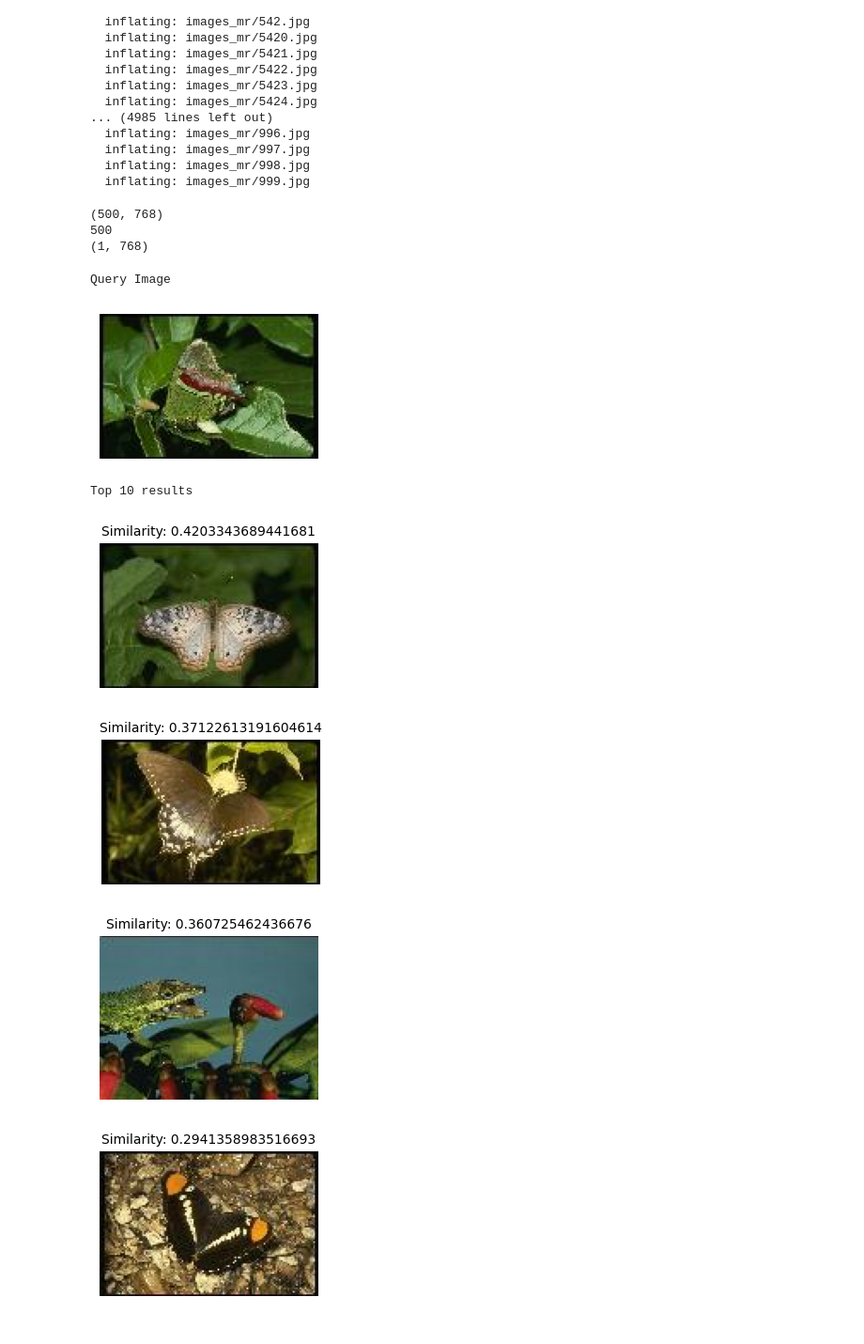
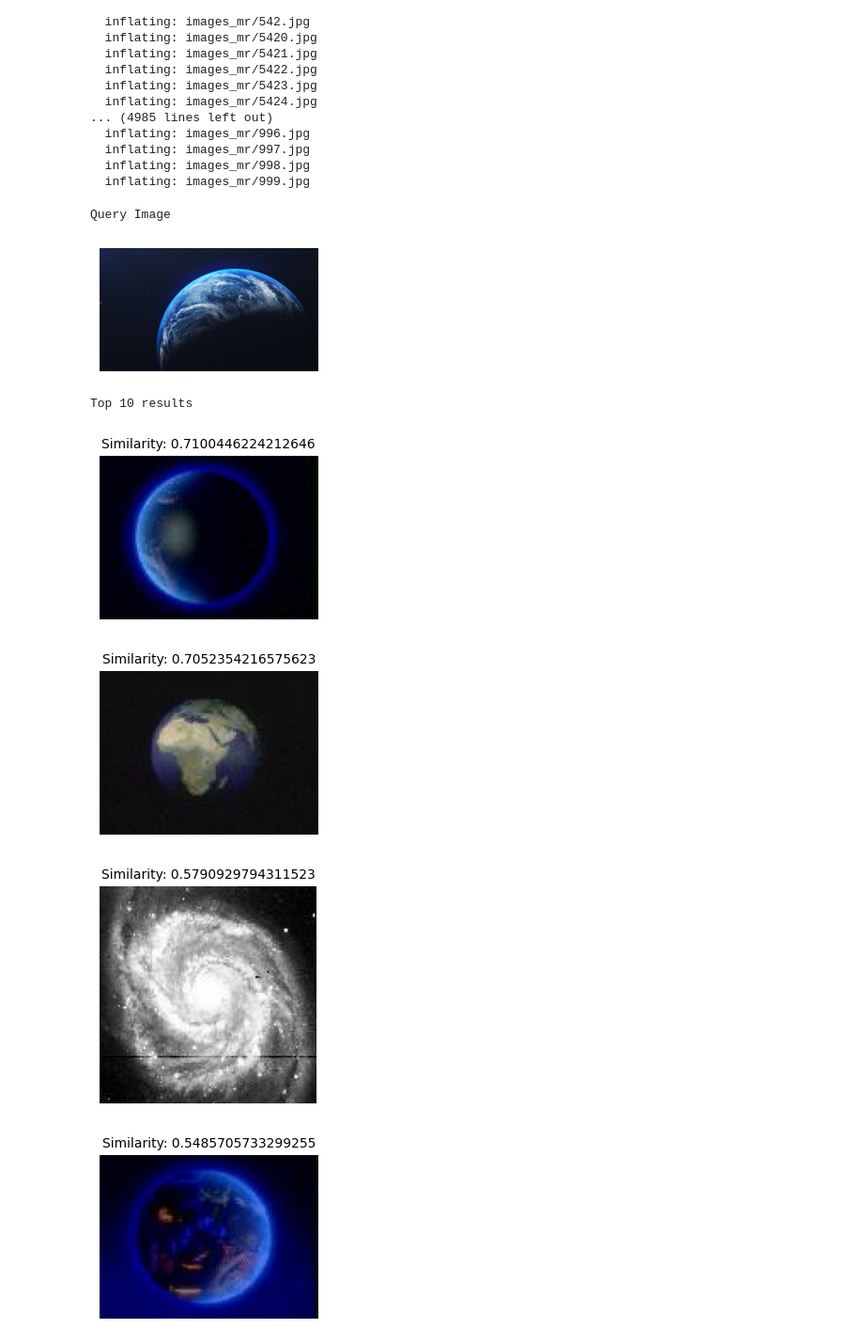
Before and after one commit to HungPham2002/image-retrieval-using-pretrained-ViT, a Jupyter notebook: ViT.ipynb, the cells around one changed output. Shown at 94% size. Drawn from its saved outputs; the diff is of its cells as text; code cells hidden in the pictures.

```diff
--- a/ViT.ipynb
+++ b/ViT.ipynb
@@ -106,11 +106,3 @@ def ranking(
     ranked_list = np.argsort(scores)[::-1][:top_k]
     scores = scores[ranked_list]
     return ranked_list, scores
-# %%
-print(preprocessed_src_images.shape)
-print(len(preprocessed_src_images))
-print(preprocessed_query_image.shape)
-# %% [output]
-(500, 768)
-500
-(1, 768)
@@ -117,40 +111,39 @@ print(preprocessed_query_image.shape)
 # %%
 query_image_paths = [
-    '/content/images_mr/1.jpg'
+    '/content/earth.jpg'
 ]
 top_k = 10
-preprocessed_src_images = preprocessing(src_images)
 for query_image_path in query_image_paths:
   query_image = cv2.imread(query_image_path, 1)
   query_image = cv2.cvtColor(query_image, cv2.COLOR_BGR2RGB)
   preprocessed_query_image = preprocessing(query_image)
   preprocessed_query_image = np.reshape(preprocessed_query_image, (768,))
   ranked_list, scores = ranking(
       preprocessed_query_image,
       preprocessed_src_images,
       top_k
   )
   print('Query Image')
   plt.figure(figsize=(3,3))
   plt.imshow(query_image)
   plt.axis('off')
   plt.show()
 
   print(f'Top {top_k} results')
   for idx in range(len(ranked_list)):
     src_image_idx = ranked_list[idx]
     similarity_score = scores[idx]
     plt.figure(figsize=(3,3))
     plt.imshow(src_images[src_image_idx])
     plt.title(f'Similarity: {similarity_score}', fontsize=10)
     plt.axis('off')
     plt.show()
   print('----------------------------------------')
 # %% [output]
 Query Image
-[figure, old version]
+[figure, new version]
 Top 10 results
-[figure, old version]
+[figure, new version]
-[figure, old version]
+[figure, new version]
-[figure, old version]
+[figure, new version]
-[figure, old version]
+[figure, new version]
```
Also changed, not shown: parts of 2 cells of this notebook.
